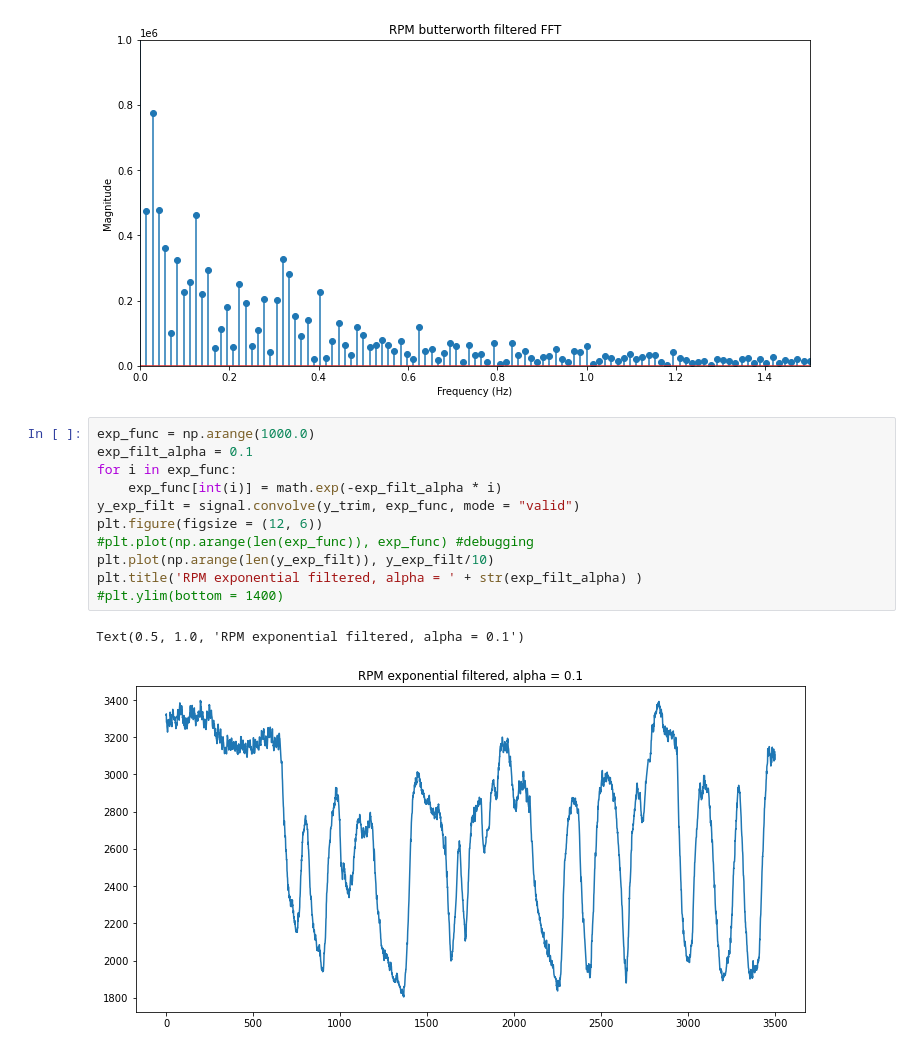
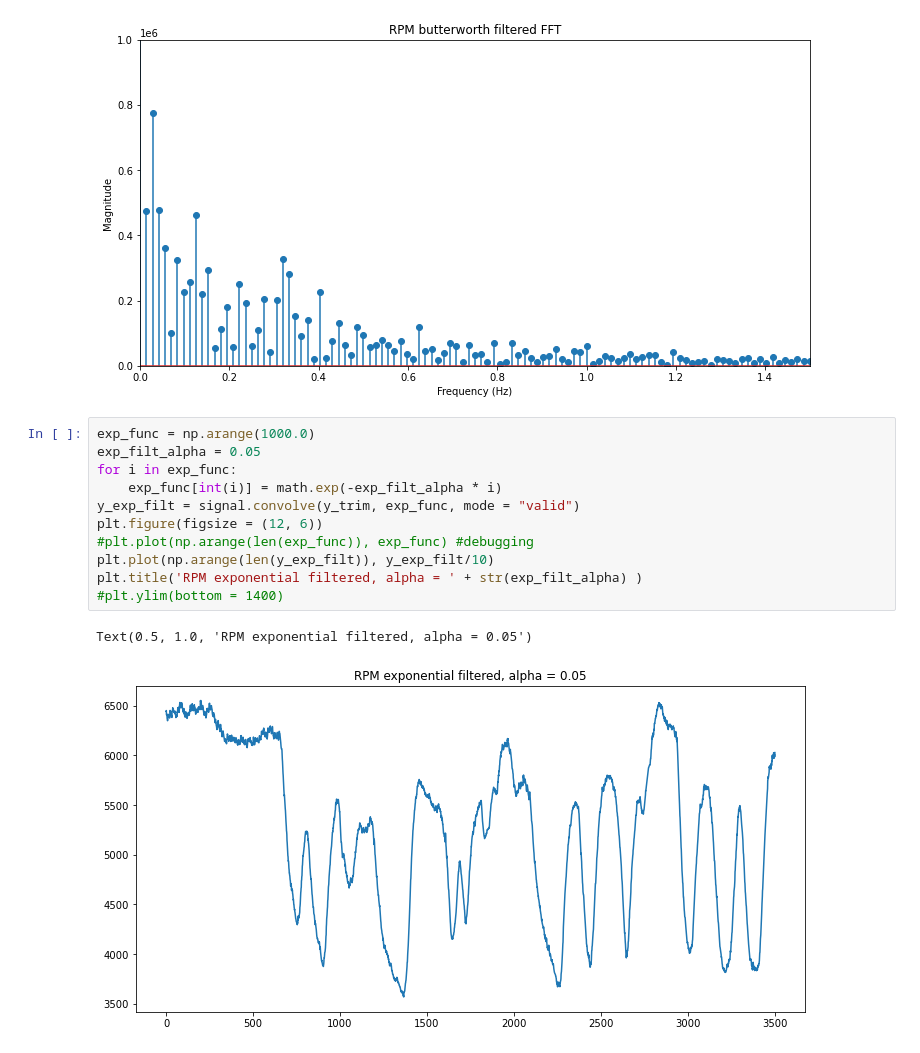
Before and after one commit to Bruin-Racing-Baja/MOAT, a Jupyter notebook: data_analysis/freq_analysis.ipynb, the cells around one changed output. Saved outputs shown, nothing was run; the diff lists cells and outputs as text.

```diff
--- a/data_analysis/freq_analysis.ipynb
+++ b/data_analysis/freq_analysis.ipynb
@@ -70,18 +70,18 @@ Text(0, 0.5, 'Magnitude')
 [figure]
 # %%
 exp_func = np.arange(1000.0)
-exp_filt_alpha = 0.1
+exp_filt_alpha = 0.05
 for i in exp_func:
     exp_func[int(i)] = math.exp(-exp_filt_alpha * i)
 y_exp_filt = signal.convolve(y_trim, exp_func, mode = "valid")
 plt.figure(figsize = (12, 6))
 #plt.plot(np.arange(len(exp_func)), exp_func) #debugging
 plt.plot(np.arange(len(y_exp_filt)), y_exp_filt/10)
 plt.title('RPM exponential filtered, alpha = ' + str(exp_filt_alpha) )
 #plt.ylim(bottom = 1400)
 # %% [output]
-Text(0.5, 1.0, 'RPM exponential filtered, alpha = 0.1')
+Text(0.5, 1.0, 'RPM exponential filtered, alpha = 0.05')
-[figure, old version]
+[figure, new version]
 # %%
 Y = scipy.fft.fft(y_exp_filt)
 N = len(Y)
```
Also changed, not shown: parts of 1 cell of this notebook.
